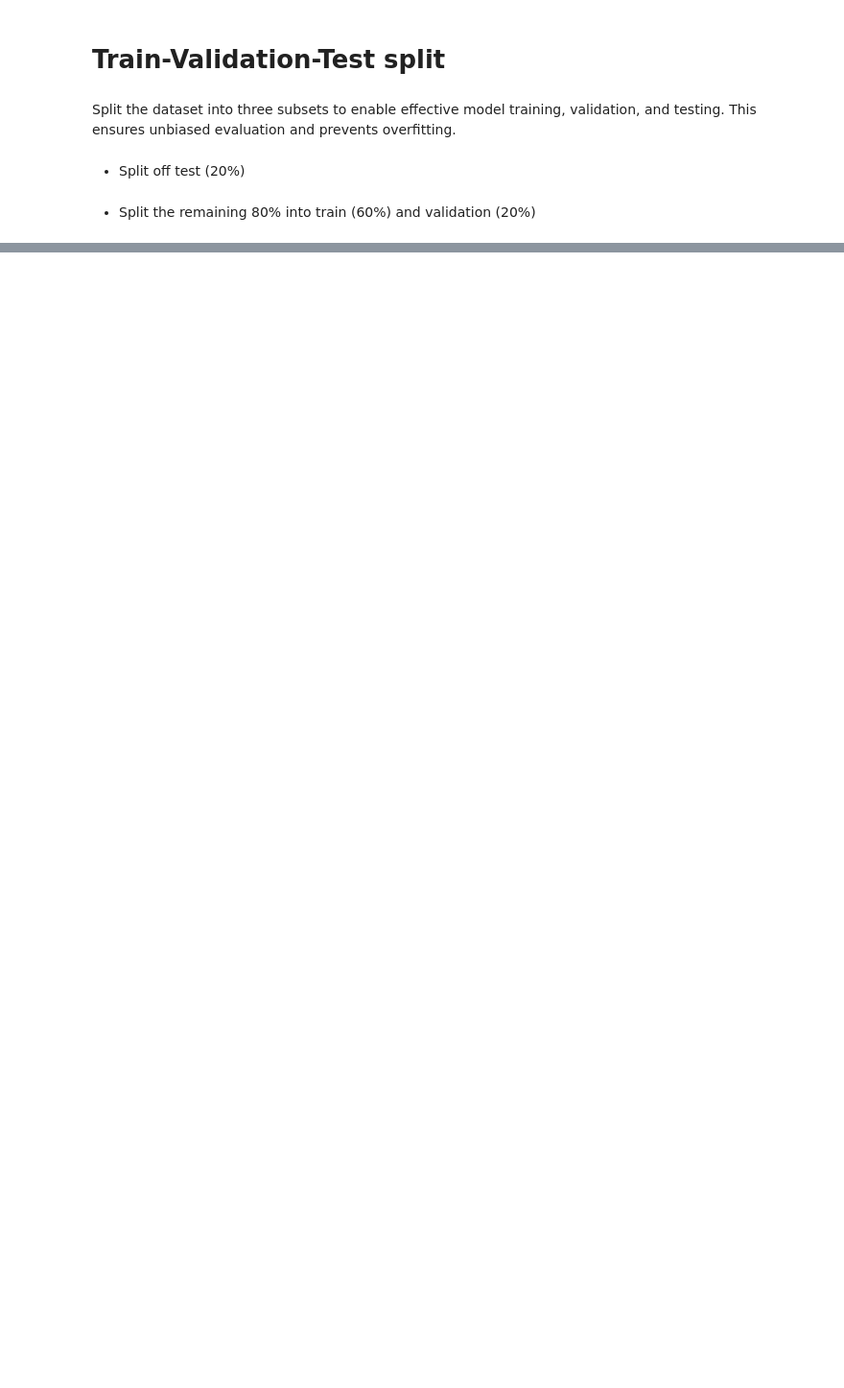
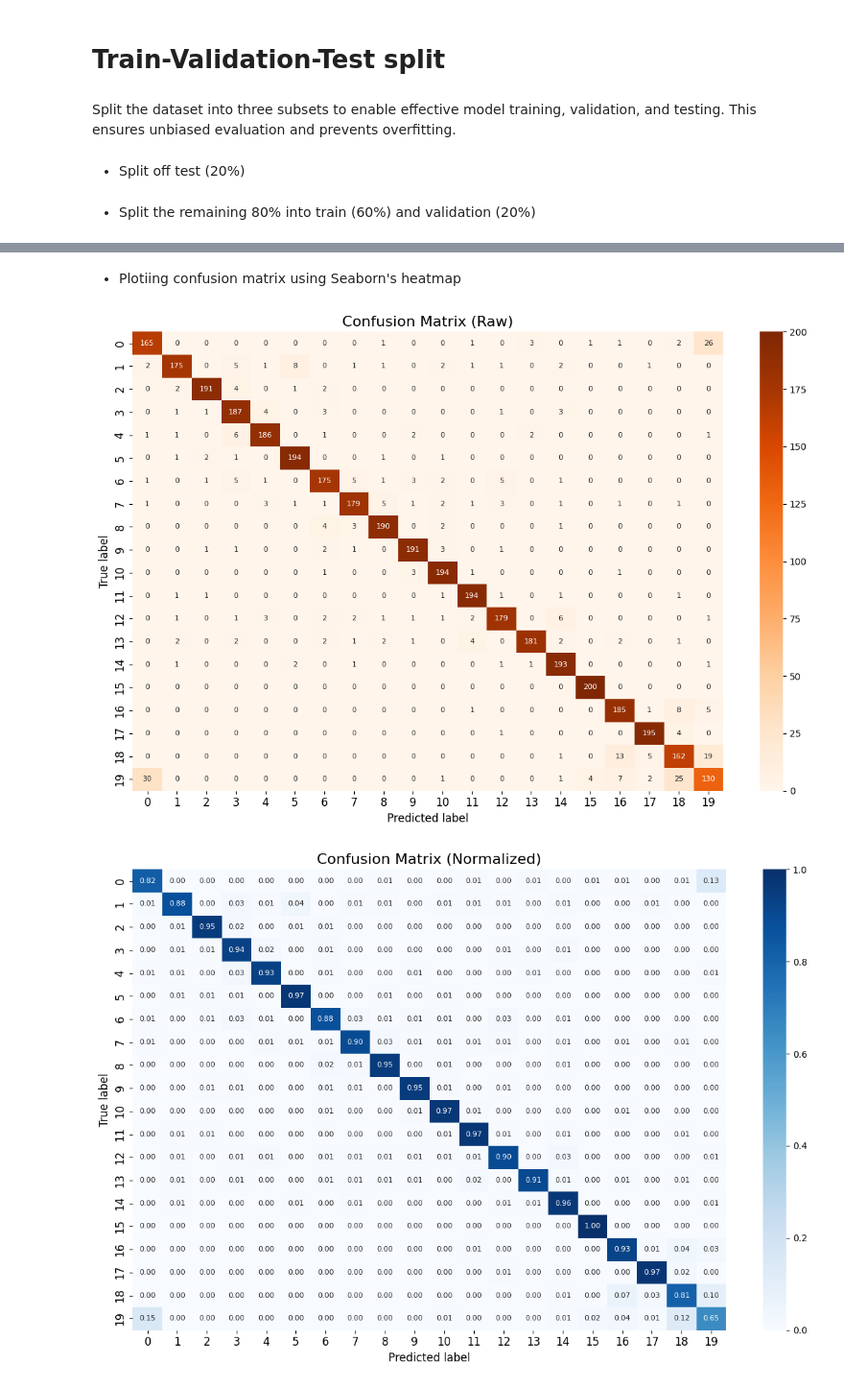
Before and after one commit to NLP-Verse/News-Group-Classification, a Jupyter notebook: notebooks/main.ipynb, the cells around one changed output, grey strips where cells are left out. Shown: that part at 96% size. Saved outputs shown, nothing was run; the diff lists cells and outputs as text; code cells hidden in the pictures; blank space fills up the shorter version.

```diff
--- a/notebooks/main.ipynb
+++ b/notebooks/main.ipynb
@@ -399,0 +469,46 @@ Test   → X_test:  (4000, 111908),   y_test:  (4000,)
+# %%
+best_model = MultinomialNB(alpha=1.0, fit_prior=True)
+best_model.fit(X_train, y_train)
+y_train_pred = best_model.predict(X_train)
+y_test_pred  = best_model.predict(X_test)
+# %% [markdown]
+* Plotiing confusion matrix using Seaborn's heatmap
+# %%
+# Raw confusion matrix
+cm = confusion_matrix(y_test, y_test_pred)
+fig, ax = plt.subplots(figsize=(12, 8))
+sns.heatmap(
+    cm,
+    annot=True,
+    fmt='d',
+    cmap='Oranges',
+    annot_kws={"size": 8},
+    ax=ax
+)
+ax.set_xlabel("Predicted label", fontsize=12)
+ax.set_ylabel("True label", fontsize=12)
+ax.set_title("Confusion Matrix (Raw)", fontsize=16)
+ax.tick_params(axis='both', which='major', labelsize=12)
+plt.tight_layout()
+plt.show()
+
+# Normalized confusion matrix
+cm_norm = confusion_matrix(y_test, y_test_pred, normalize='true')
+fig, ax = plt.subplots(figsize=(12, 8))
+sns.heatmap(
+    cm_norm,
+    annot=True,
+    fmt='.2f',
+    cmap='Blues',
+    annot_kws={"size": 8},
+    ax=ax
+)
+ax.set_xlabel("Predicted label", fontsize=12)
+ax.set_ylabel("True label", fontsize=12)
+ax.set_title("Confusion Matrix (Normalized)", fontsize=16)
+ax.tick_params(axis='both', which='major', labelsize=12)
+plt.tight_layout()
+plt.show()
+# %% [output]
+[figure, added]
+[figure, added]
```
Also changed, not shown: parts of 37 cells of this notebook.
